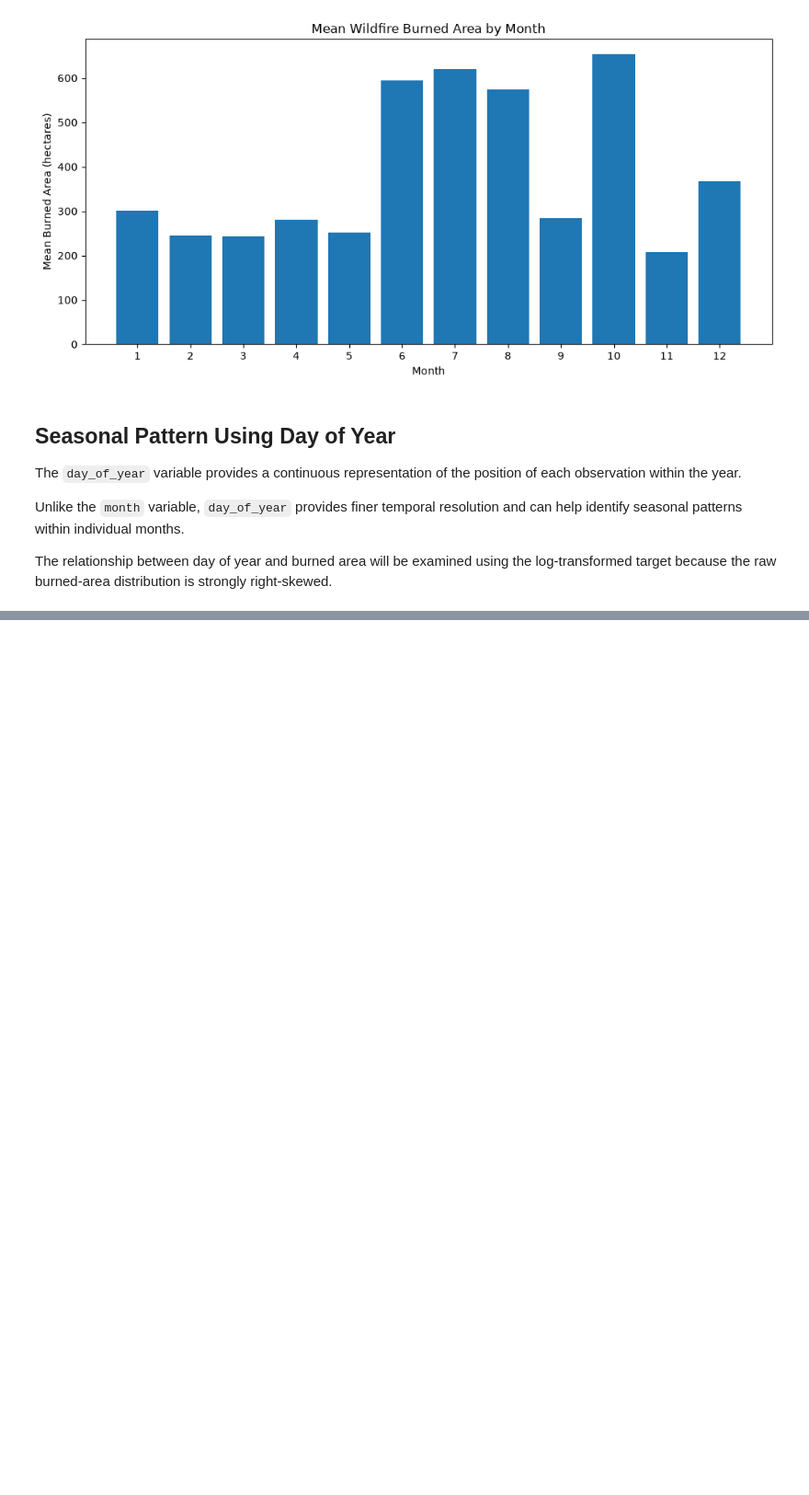
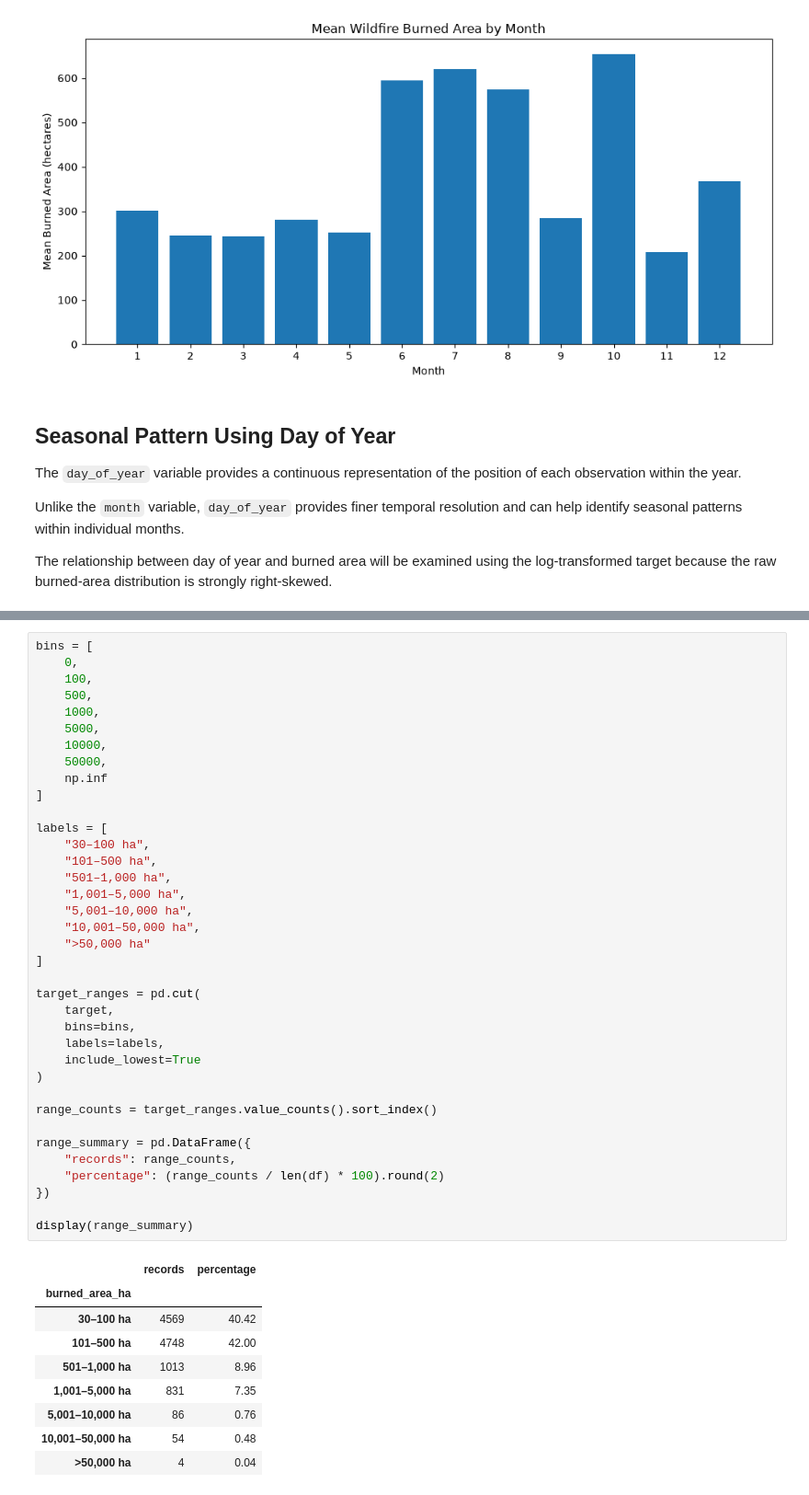
Before and after one commit to mraznyrazeek/ML-Based-Forest-Fire-Prediction-Project, a Jupyter notebook: backend/notebooks/01_mesogeos_data_investigation.ipynb, the cells around one changed output, grey strips where cells are left out. Shown at 92% size. Saved outputs shown, nothing was run; the diff lists cells and outputs as text; blank space fills up the shorter version.

```diff
--- a/backend/notebooks/01_mesogeos_data_investigation.ipynb
+++ b/backend/notebooks/01_mesogeos_data_investigation.ipynb
@@ -1990,0 +2041,47 @@ The relationship between day of year and burned area will be examined using the
+# %%
+bins = [
+    0,
+    100,
+    500,
+    1000,
+    5000,
+    10000,
+    50000,
+    np.inf
+]
+
+labels = [
+    "30–100 ha",
+    "101–500 ha",
+    "501–1,000 ha",
+    "1,001–5,000 ha",
+    "5,001–10,000 ha",
+    "10,001–50,000 ha",
+    ">50,000 ha"
+]
+
+target_ranges = pd.cut(
+    target,
+    bins=bins,
+    labels=labels,
+    include_lowest=True
+)
+
+range_counts = target_ranges.value_counts().sort_index()
+
+range_summary = pd.DataFrame({
+    "records": range_counts,
+    "percentage": (range_counts / len(df) * 100).round(2)
+})
+
+display(range_summary)
+# %% [output]
+|  | records | percentage |
+| burned_area_ha |  |  |
+| 30–100 ha | 4569 | 40.42 |
+| 101–500 ha | 4748 | 42.00 |
+| 501–1,000 ha | 1013 | 8.96 |
+| 1,001–5,000 ha | 831 | 7.35 |
+| 5,001–10,000 ha | 86 | 0.76 |
+| 10,001–50,000 ha | 54 | 0.48 |
+| >50,000 ha | 4 | 0.04 |
```
Also changed, not shown: parts of 6 cells of this notebook.
